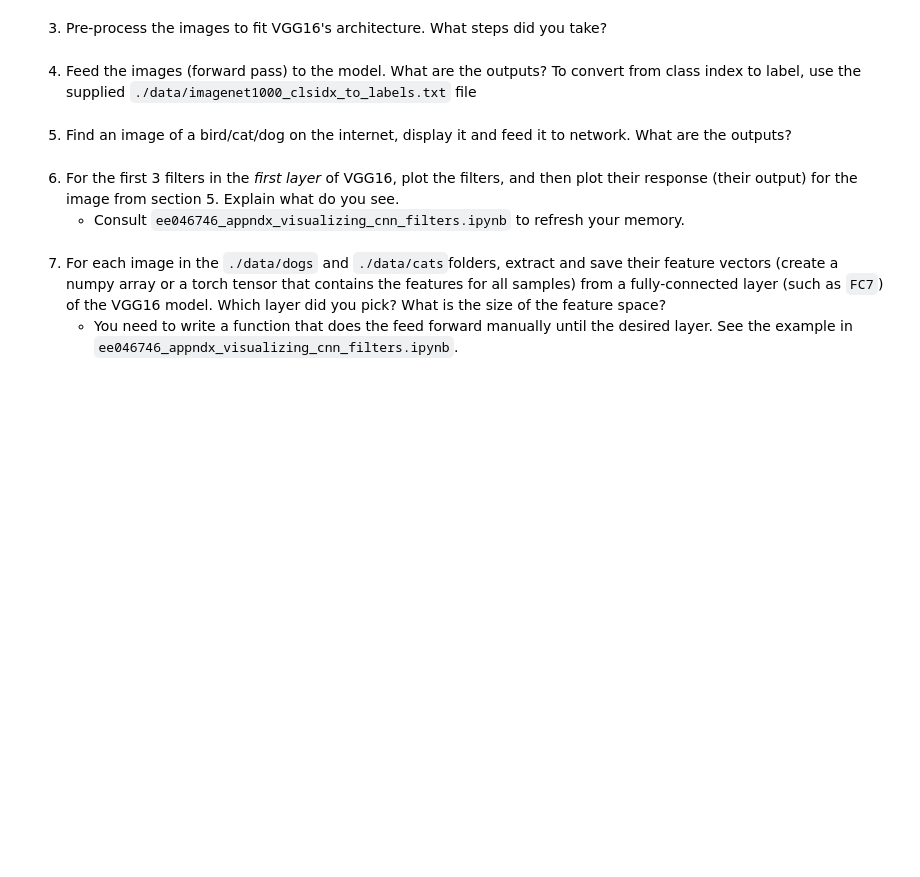
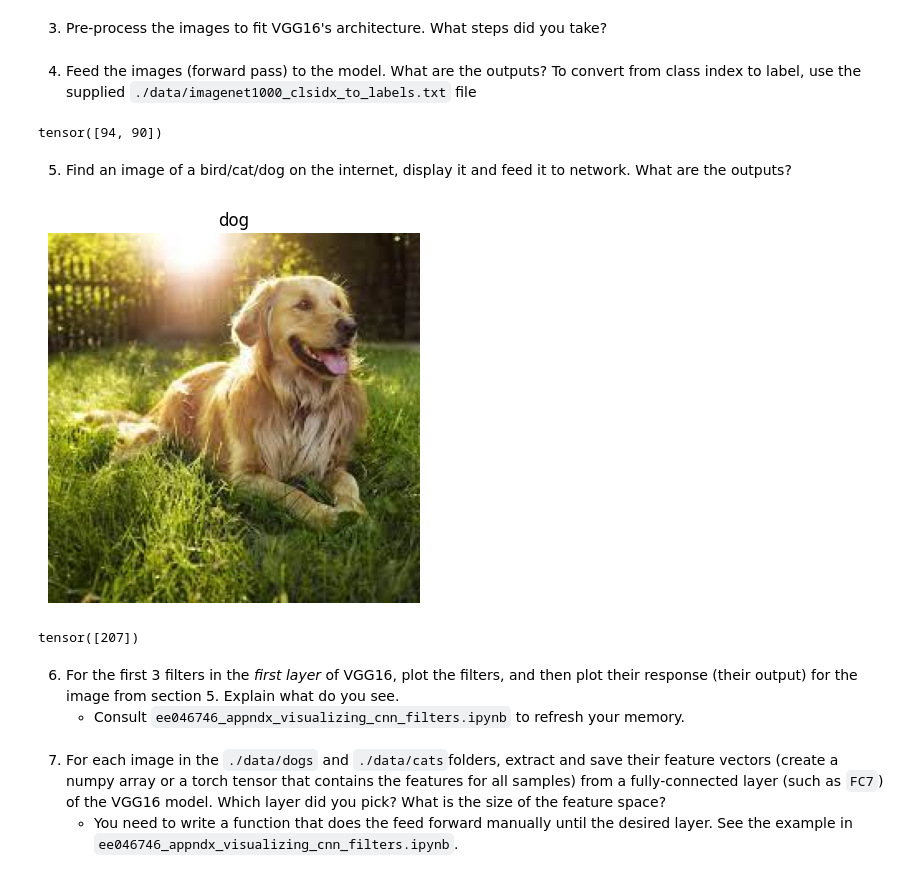
Before and after one commit to ronbenc/Computer-Vision, a Jupyter notebook: hw1_classification/ee046746_hw1_classification.ipynb, the cells around one changed output. Drawn from its saved outputs; the diff is of its cells as text; code cells hidden in the pictures; blank space fills up the shorter version.

```diff
--- a/hw1_classification/ee046746_hw1_classification.ipynb
+++ b/hw1_classification/ee046746_hw1_classification.ipynb
@@ -305,5 +347,5 @@ You can use the following transform to normalize:
 
 1. Load a pre-trained VGG16 with PyTorch using `torchvision.models.vgg16(pretrained=True, progress=True, **kwargs)` (<a href="https://pytorch.org/vision/stable/models.html#classification">read more here</a>). Don't forget to use the model in evaluation mode (`model.eval()`).
 # %%
-model = torchvision.models.vgg16(pretrained=True, progress=True, **kwargs)
+model = torchvision.models.vgg16(pretrained=True, progress=True)
 model.eval()
@@ -327,9 +390,39 @@ axes[1].set_yticks([])
 # %% [markdown]
 3. Pre-process the images to fit VGG16's architecture. What steps did you take?
+# %%
+transform = transforms.Compose([
+    transforms.ToTensor(),
+    transforms.Resize((224, 224)),
+    transforms.Normalize(mean=[0.485, 0.456, 0.406], std=[0.229, 0.224, 0.225])])
+
+
+trns_bird_0 = transform(bird_0_img)
+trns_bird_1 = transform(bird_1_img)
 # %% [markdown]
 4. Feed the images (forward pass) to the model. What are the outputs? To convert from class index to label, use the supplied `./data/imagenet1000_clsidx_to_labels.txt` file
+# %%
+x = torch.stack((trns_bird_0, trns_bird_1))
+y = model(x)
+y_pred = torch.argmax(torch.softmax(y, dim = 1), dim=1)
+print(y_pred)
+# %% [output]
+tensor([94, 90])
 # %% [markdown]
 5. Find an image of a bird/cat/dog on the internet, display it and feed it to network. What are the outputs?
+# %%
+dog_img = Image.open("data/my_data/dog.jpeg")
+plt.imshow(dog_img)
+plt.axis('off')
+plt.title("dog")
+plt.show()
+
+trns_dog = transform(dog_img)
+y = model(trns_dog.unsqueeze(dim=0))
+y_pred = torch.argmax(torch.softmax(y, dim = 1), dim=1)
+print(y_pred)
+# %% [output]
+[figure, added]
+tensor([207])
 # %% [markdown]
 6. For the first 3 filters in the *first layer* of VGG16, plot the filters, and then plot their response (their output) for the image from section 5. Explain what do you see.
     * Consult `ee046746_appndx_visualizing_cnn_filters.ipynb` to refresh your memory.
```
Also changed, not shown: parts of 9 cells of this notebook, 1 other file.
